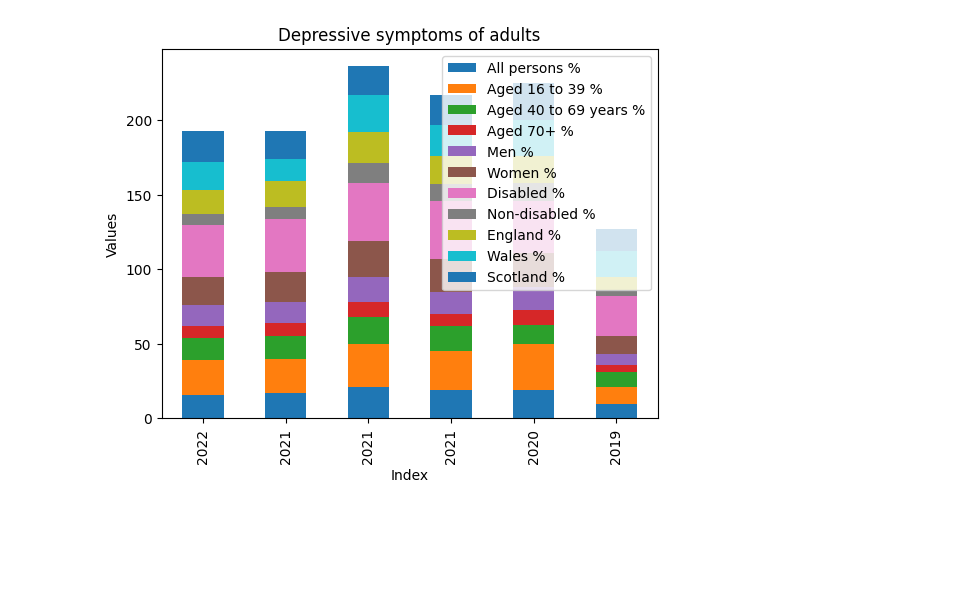
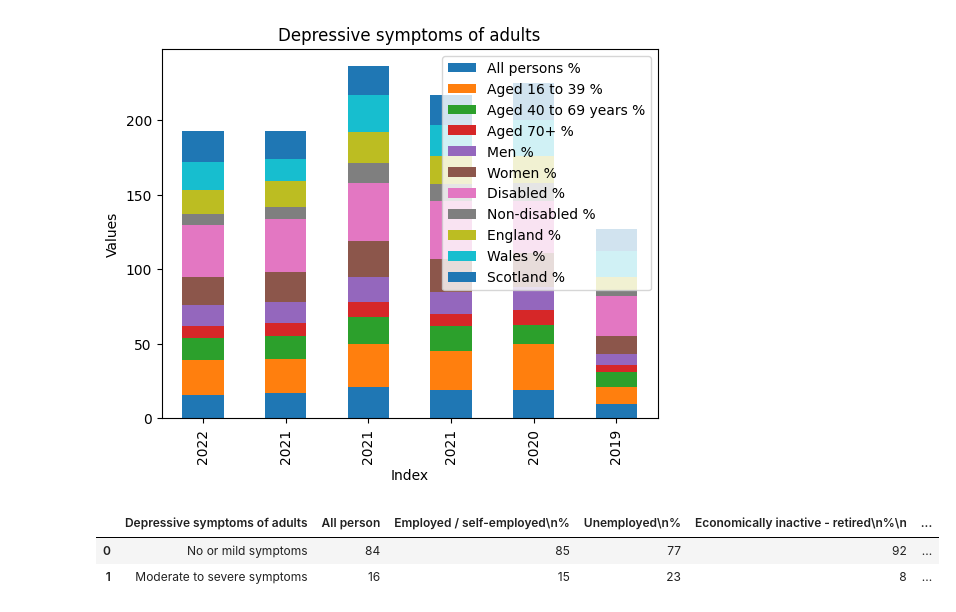
Before and after one commit to NabilahYK/PROGRAMMING-EXAM2, a Jupyter notebook: ProgrammingExam2.ipynb, the cells around one changed output. Saved outputs shown, nothing was run; the diff lists cells and outputs as text; code cells hidden in the pictures; blank space fills up the shorter version.

```diff
--- a/ProgrammingExam2.ipynb
+++ b/ProgrammingExam2.ipynb
@@ -519,3 +532,12 @@ plt.title('Depressive symptoms of adults')
 plt.show()
 # %% [output]
 [figure]
+# %%
+df14 = pd.read_excel ("/content/drive/MyDrive/referencetablescoldepressionfinal0612.xlsx", header=[0], index_col=[0])
+df14 = pd.read_excel("/content/drive/MyDrive/referencetablescoldepressionfinal0612.xlsx",sheet_name="4.1", index_col = None,
+              skiprows = 13, nrows=3, usecols = 'A:G')
+df14
+# %% [output]
+|  | Depressive symptoms of adults | All person | Employed / self-employed\n% | Unemployed\n% | Economically inactive - retired\n%\n | ... |
+| 0 | No or mild symptoms | 84 | 85 | 77 | 92 | ... |
+| 1 | Moderate to severe symptoms | 16 | 15 | 23 | 8 | ... |
```
Also changed, not shown: parts of 6 cells of this notebook.
